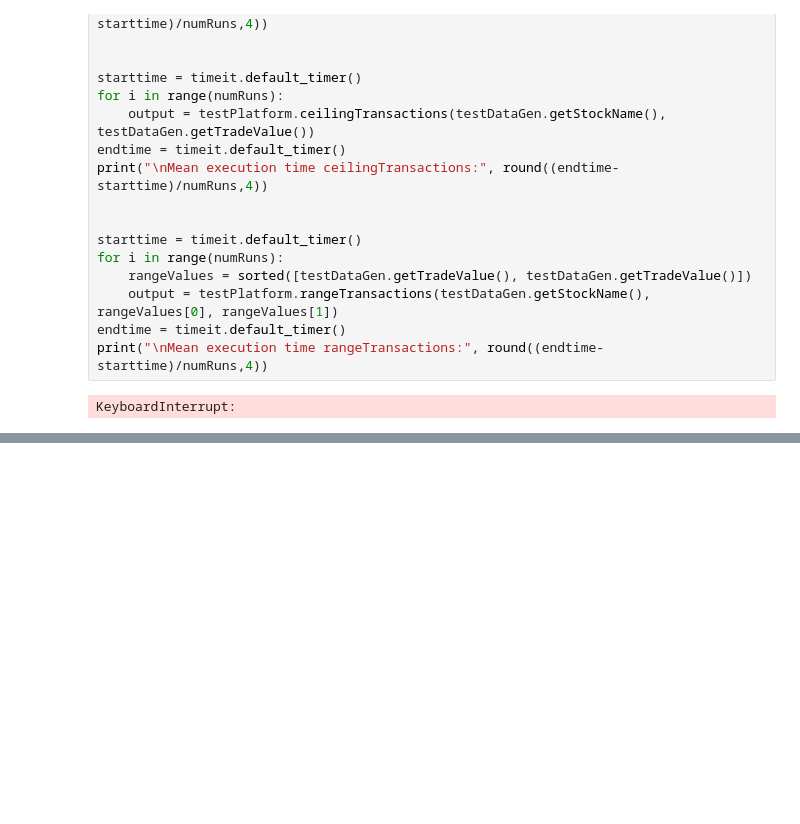
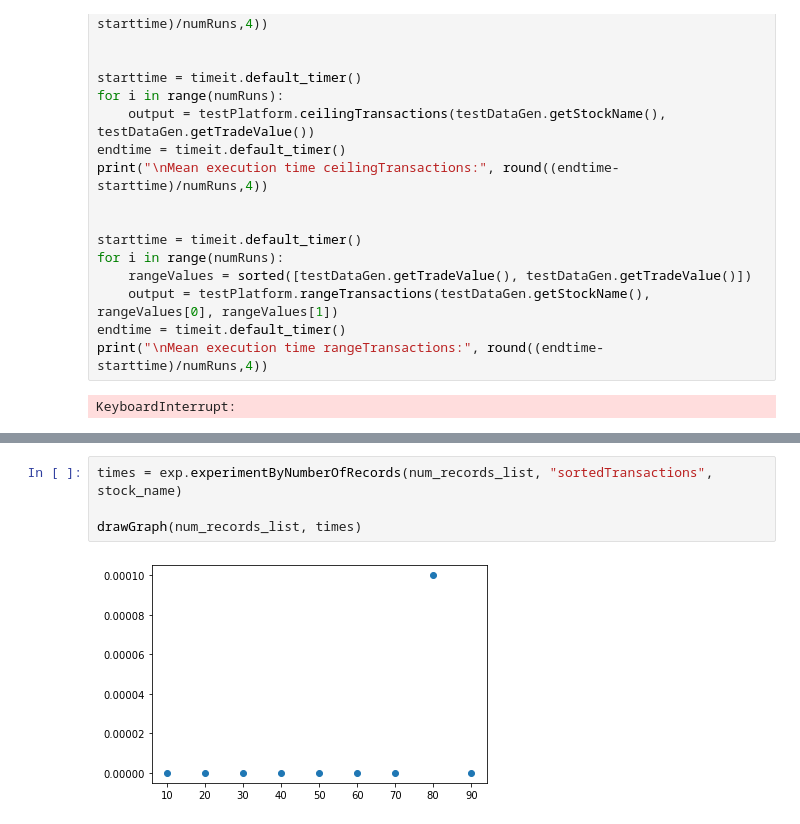
Before and after one commit to ConradKhakhria/COMP0005-Coursework, a Jupyter notebook: StockTrading.ipynb, the cells around one changed output, grey strips where cells are left out. Saved outputs shown, nothing was run; the diff lists cells and outputs as text; blank space fills up the shorter version.

```diff
--- a/StockTrading.ipynb
+++ b/StockTrading.ipynb
@@ -686,0 +711,6 @@ KeyboardInterrupt:
+# %%
+times = exp.experimentByNumberOfRecords(num_records_list, "sortedTransactions", stock_name)
+
+drawGraph(num_records_list, times)
+# %% [output]
+[figure, added]
```
Also changed, not shown: parts of 10 cells of this notebook.
